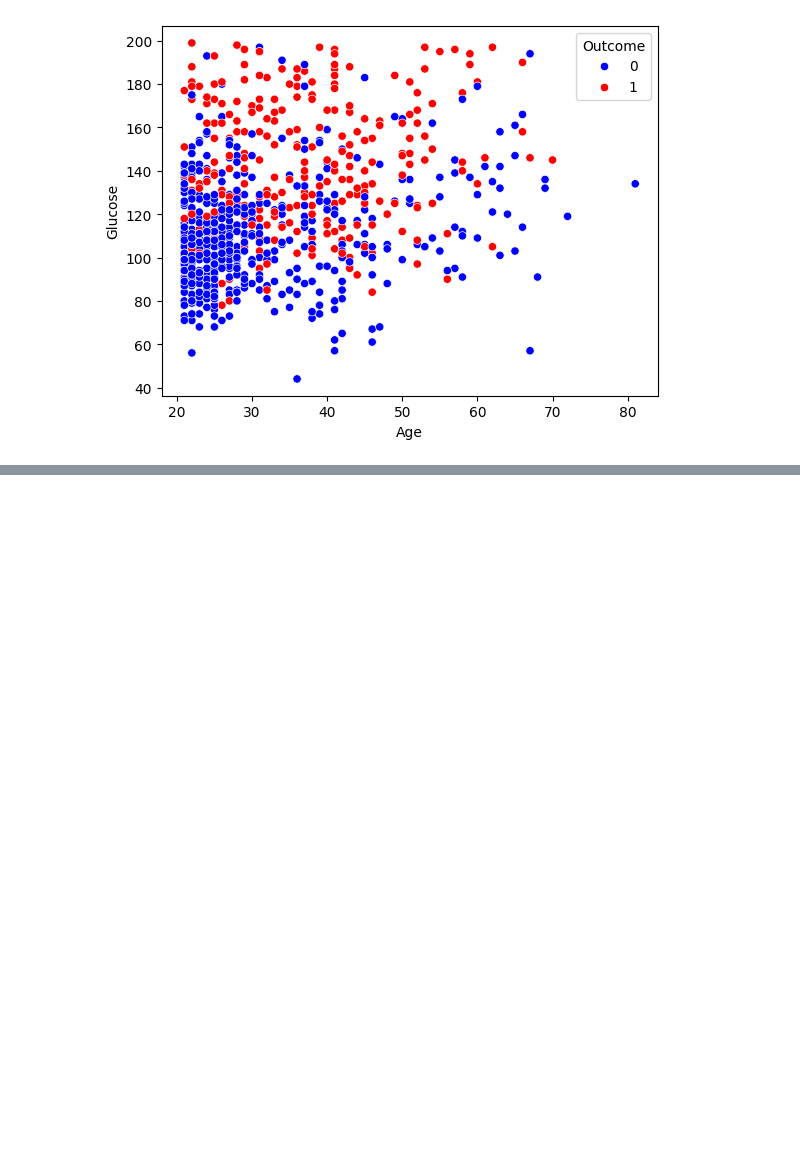
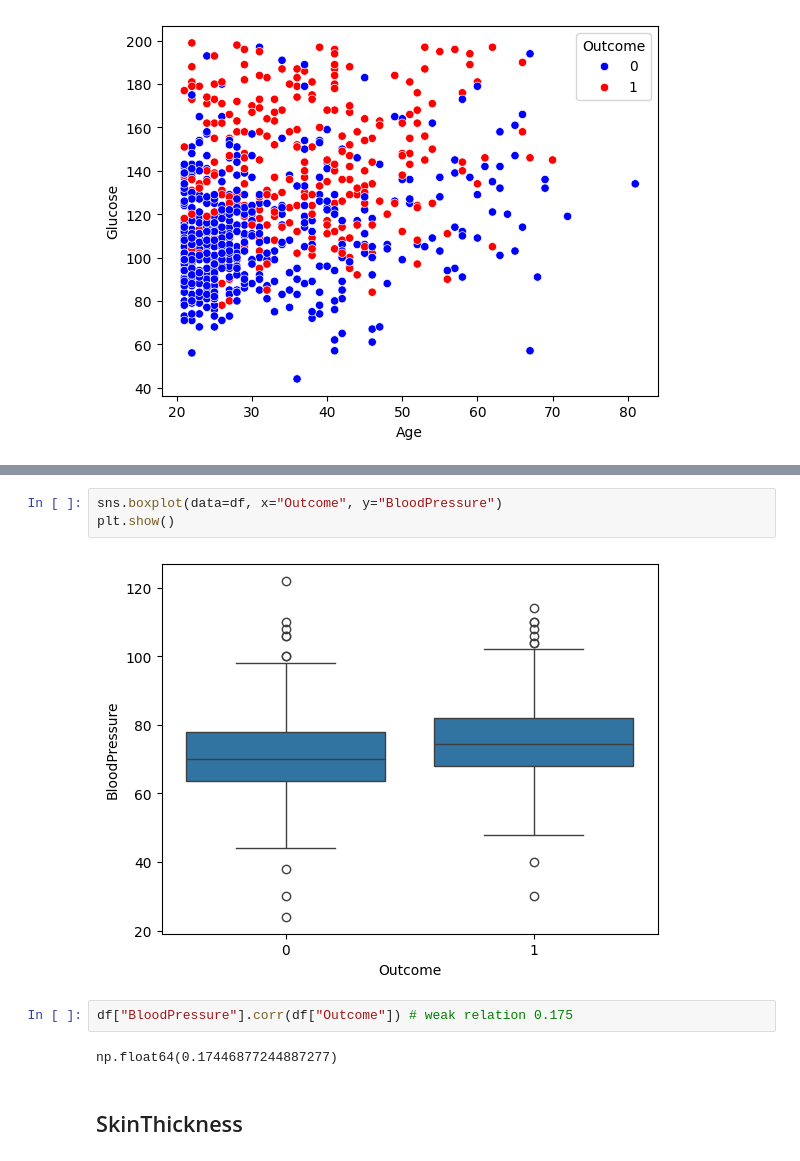
Before and after one commit to Vittalbhat7/disease-prediction, a Jupyter notebook: EDA.ipynb, the cells around one changed output, grey strips where cells are left out. Drawn from its saved outputs; the diff is of its cells as text; blank space fills up the shorter version.

```diff
--- a/EDA.ipynb
+++ b/EDA.ipynb
@@ -148,0 +179,11 @@ plt.show()
+# %%
+sns.boxplot(data=df, x="Outcome", y="BloodPressure")
+plt.show()
+# %% [output]
+[figure, added]
+# %%
+df["BloodPressure"].corr(df["Outcome"]) # weak relation 0.175
+# %% [output]
+np.float64(0.17446877244887277)
+# %% [markdown]
+## SkinThickness
```
Also changed, not shown: parts of 53 cells of this notebook.
